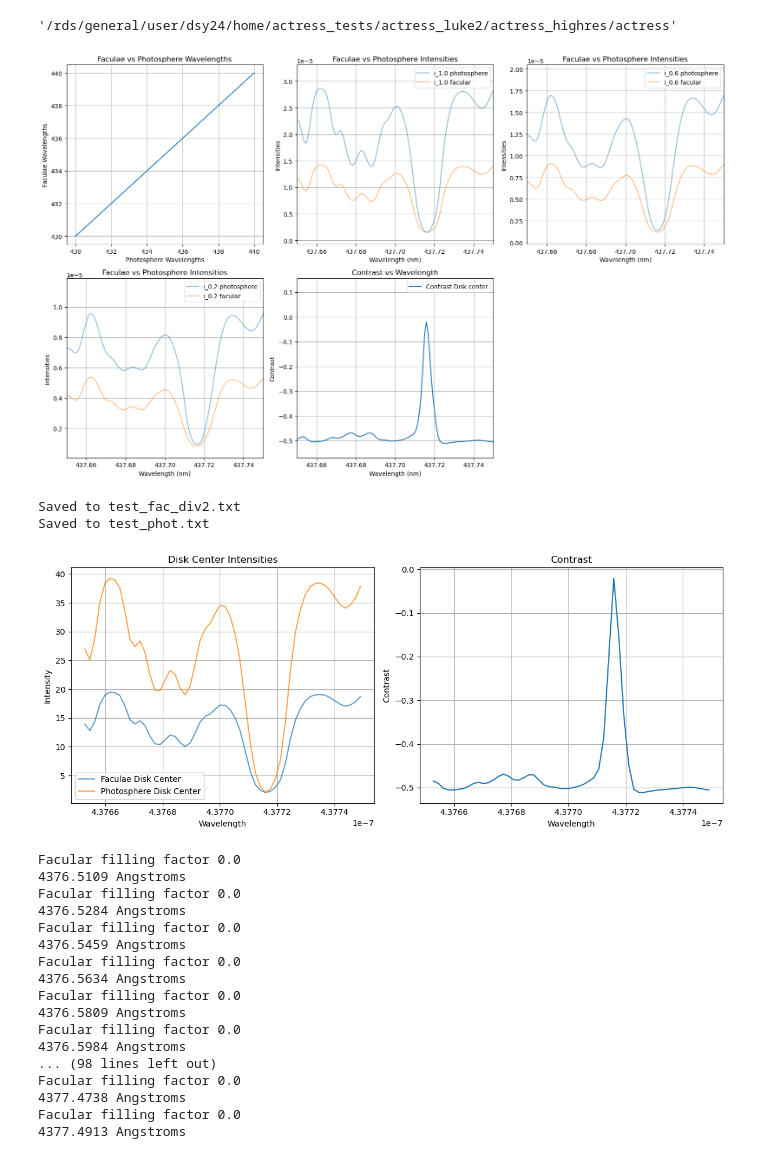
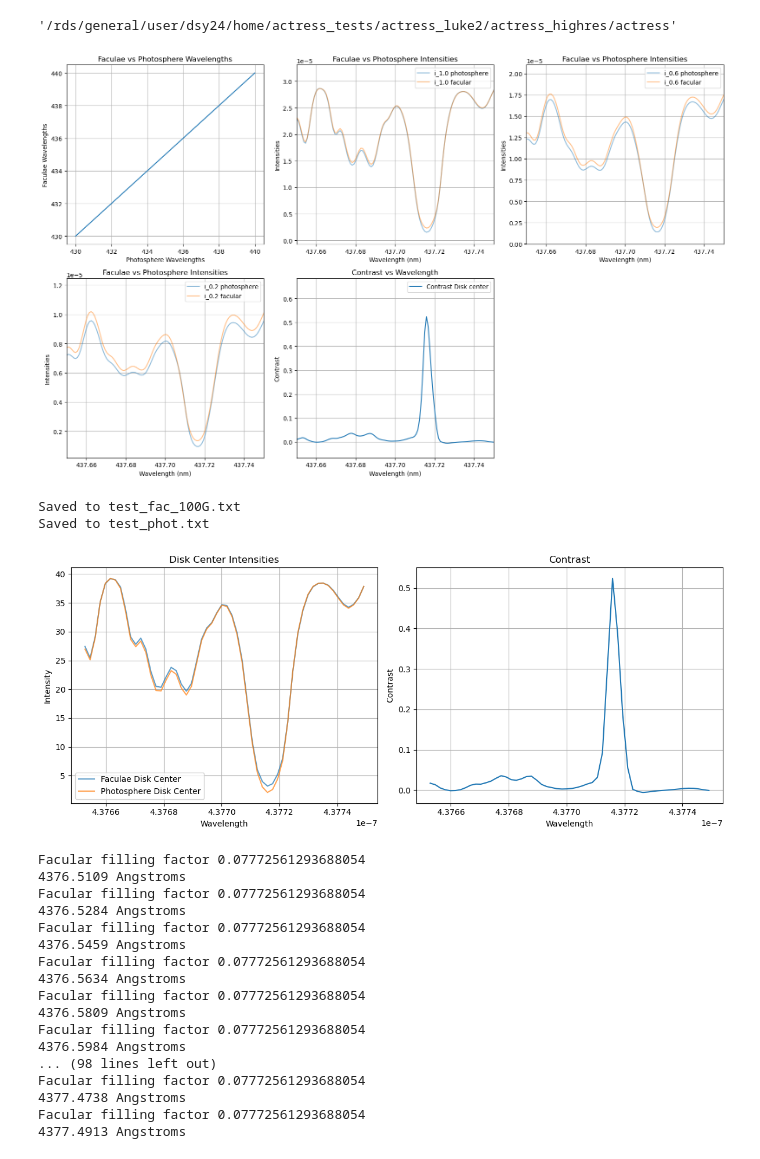
Before and after one commit to danayaptangco/actress, a Jupyter notebook: actress/Actress_New_JT.ipynb, the cells around one changed output. Saved outputs shown, nothing was run; the diff lists cells and outputs as text; code cells hidden in the pictures.

```diff
--- a/actress/Actress_New_JT.ipynb
+++ b/actress/Actress_New_JT.ipynb
@@ -6,7 +6,7 @@ pwd
 import actress.contrasts as contrst
 import numpy as np
 
-fac_file = './inputs/limb_files/average_intensities_200G_driftcorrected.txt'
+fac_file = './inputs/limb_files/average_intensities_100G_driftcorrected.txt'
 phot_file = './inputs/limb_files/average_intensities_ssd_driftcorrected.txt'
 ld_law = 'power2'
 N = 50
@@ -15,38 +15,38 @@ N = 50
 #Jean line 1 broad region
 # wav_lower = 4.3767e-7
 # wav_higher = 4.3777e-7
 
 #Jean line 1
 # wav_lower=4.3759e-7
 # wav_higher=4.3761e-7
 
 #Jean's 2nd line
 # wav_lower=4.37935e-7
 # wav_higher=4.37965e-7
 
 #Jean flat region
 # wav_lower = 4.3760e-7
 # wav_higher = 4.37680e-7
 
 #Jean blue of line 1
 # wav_lower = 4.3747e-7
 # wav_higher =  4.3757e-7
 
 #True Jean line 1
 wav_lower = 4.3765e-7
 wav_higher = 4.3775e-7
 
 contrst.validate_inputs(fac_file, phot_file, wav_lower, wav_higher, graphs = True)
 
-contrst.contrast(fac_file, wav_lower=wav_lower, wav_higher=wav_higher, N=N, ld_law=ld_law, save='test_fac.txt', graphs=False)
+contrst.contrast(fac_file, wav_lower=wav_lower, wav_higher=wav_higher, N=N, ld_law=ld_law, save='test_fac_100G.txt', graphs=False)
 contrst.contrast(phot_file, wav_lower=wav_lower, wav_higher=wav_higher, N=N, ld_law=ld_law, save='test_phot.txt', graphs=False)
 
-contrst.validate_outputs('test_fac.txt', 'test_phot.txt', graphs = True)
+contrst.validate_outputs('test_fac_100G.txt', 'test_phot.txt', graphs = True)
 # %% [output]
-[figure, old version]
+[figure, new version]
-Saved to test_fac_div2.txt
+Saved to test_fac_100G.txt
 Saved to test_phot.txt
-[figure, old version]
+[figure, new version]
 # %%
 import actress #REFRESH BEFORE USE!
 import numpy as np
@@ -57,23 +57,23 @@ import actress.simulator as sim
 # fac_ld_file = 'test_fac.txt'  #Input Facular limb darkening file
 #fac_ld_file = 'itert3126g4826_ld.txt'
 hd_ld_file = 'test_phot.txt'
-fac_ld_file = 'test_fac_div2.txt'
+fac_ld_file = 'test_fac_100G.txt'
 
 params = actr.Transitparams()
 
 #star parameters
 params.res3d = 4            #resolution of the 3d healpix grid 2^n
 params.res2d = 100          #Resolution of the resulting 2d simulation box (one side, so total pixels = res^2)
-params.v_eq = 2000          # Equatorial rotational velocity in m/s
+params.v_eq = 4000          # Equatorial rotational velocity in m/s
 params.inc = 90              # Inclination of the star's rotation axis in degrees (0 = pole-on, 90 = edge-on)
 params.N = 1             # Number of phases
 params.mode = 'faconly'      # 'quiet' or 'faconly'
 params.fac_r    = [0]     #degrees
 params.fac_long = [0]       # 0 shows up at disk center during phase 0
 params.fac_lat  = [0]      # 0 shows up at disk center, 45 south of equator, -45 north of equator
-params.fac_band = False      # Add facular bands (True/False)
-params.fac_band_low = [0]   # Lower latitude of band
-params.fac_band_high = [0]  # Upper latitude of band
+params.fac_band = True      # Add facular bands (True/False)
+params.fac_band_low = [-2.5 ]   # Lower latitude of band
+params.fac_band_high = [2.5 ]  # Upper latitude of band
 params.ld = 'power2'       # Limb darkening ('power2' or 'quadratic' or 'claret')
 
 #planet parameters
@@ -90,7 +90,10 @@ with open(hd_ld_file, 'r') as f:
 
 wav_lower_angstroms = wav_lower * 1e10
 wav_higher_angstroms = wav_higher * 1e10
-save = f"{wav_lower_angstroms:.4f}_{wav_higher_angstroms:.4f}_fac_lat{params.fac_lat[0]}_long{params.fac_long[0]}_r{params.fac_r[0]}_v{params.v_eq}"
+save = f"{wav_lower_angstroms:.4f}_{wav_higher_angstroms:.4f}_fac_lat{params.fac_lat[0]}_long{params.fac_long[0]}_r{params.fac_r[0]}_v{params.v_eq}" #spot
+if params.fac_band == True:
+    save = f"1_100G_{wav_lower_angstroms:.4f}_{wav_higher_angstroms:.4f}_band_lat{params.fac_band_low[0]}_{params.fac_band_high[0]}_v{params.v_eq}" #band
+
 
 #save = 'jean_long_range_2km_fac_r15'  #Name of lightcurve output file
 
@@ -99,22 +102,22 @@ actr.Transitsim(params).sim_spectrum(hd_ld_file=hd_ld_file, fac_ld_file=fac_ld_f
 
 #Facular filling factor 0.07303077725612937
 # %% [output]
-Facular filling factor 0.0
+Facular filling factor 0.07772561293688054
 4376.5109 Angstroms
-Facular filling factor 0.0
+Facular filling factor 0.07772561293688054
 4376.5284 Angstroms
-Facular filling factor 0.0
+Facular filling factor 0.07772561293688054
 4376.5459 Angstroms
-Facular filling factor 0.0
+Facular filling factor 0.07772561293688054
 4376.5634 Angstroms
-Facular filling factor 0.0
+Facular filling factor 0.07772561293688054
 4376.5809 Angstroms
-Facular filling factor 0.0
+Facular filling factor 0.07772561293688054
 4376.5984 Angstroms
 ... (98 lines left out)
-Facular filling factor 0.0
+Facular filling factor 0.07772561293688054
 4377.4738 Angstroms
-Facular filling factor 0.0
+Facular filling factor 0.07772561293688054
 4377.4913 Angstroms
 # %%
 import multiprocessing as mp
```
Also changed, not shown: parts of 1 cell of this notebook, 7 other files.
